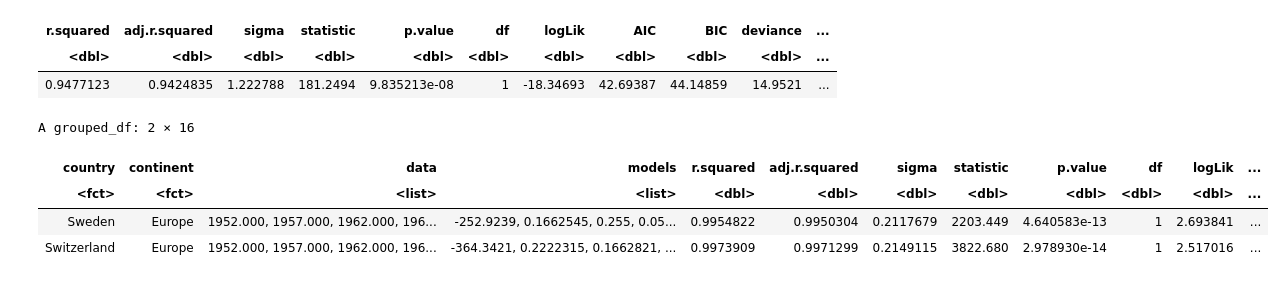
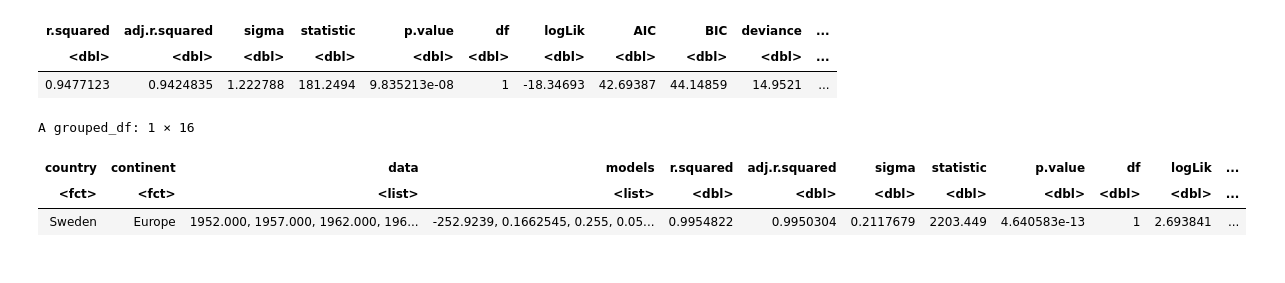
Before and after one commit to tin6150/advanced-data-wrangling-in-R, a Jupyter notebook: tin/RadvDataMgnt_study.ipynb, the cells around one changed output. Drawn from its saved outputs; the diff is of its cells as text; code cells hidden in the pictures.

Commit message:
R data mangling from R4ds book -- study notes update

```diff
--- a/tin/RadvDataMgnt_study.ipynb
+++ b/tin/RadvDataMgnt_study.ipynb
@@ -377,3 +403,11 @@ Coefficients:
 We tasted a little bit about how `map()` function works. Let's dig into it deeper as this family of functions is really useful. For more information, see Rebecca Barter's wonderful tutorial on the `purrr` package. In her words, this is "the tidyverse's answer to apply functions for iteration". `map()` function can take a vector (of any type), a list, and a dataframe for input.
 # %%
 ## purrr is for functional programming in R, which is provider of the map() fn.
+# %%
+## ///25.2.3 unnesting to see RESIDUALS
+
+nested <- nested %>%
+  mutate(
+    resids = map2(data, models, add_residuals)
+  )
+nested %>% head(2)
@@ -411,12 +497,11 @@ A tibble: 1 × 12
 # %%
 
 glanced %>%
   unnest(glance) %>%
   arrange(BIC)   %>%     # Low to High; Lower BIC indicates a better model fit
-  head(2)
+  head(1)
 # %% [output]
-A grouped_df: 2 × 16
+A grouped_df: 1 × 16
 | country | continent | data | models | r.squared | adj.r.squared | sigma | statistic | p.value | df | logLik | ... |
 | <fct> | <fct> | <list> | <list> | <dbl> | <dbl> | <dbl> | <dbl> | <dbl> | <dbl> | <dbl> | ... |
 | Sweden | Europe | 1952.000, 1957.000, 1962.000, 196... | -252.9239, 0.1662545, 0.255, 0.05... | 0.9954822 | 0.9950304 | 0.2117679 | 2203.449 | 4.640583e-13 | 1 | 2.693841 | ... |
-| Switzerland | Europe | 1952.000, 1957.000, 1962.000, 196... | -364.3421, 0.2222315, 0.1662821, ... | 0.9973909 | 0.9971299 | 0.2149115 | 3822.680 | 2.978930e-14 | 1 | 2.517016 | ... |
```
Also changed, not shown: parts of 28 cells of this notebook, 1 other file.
